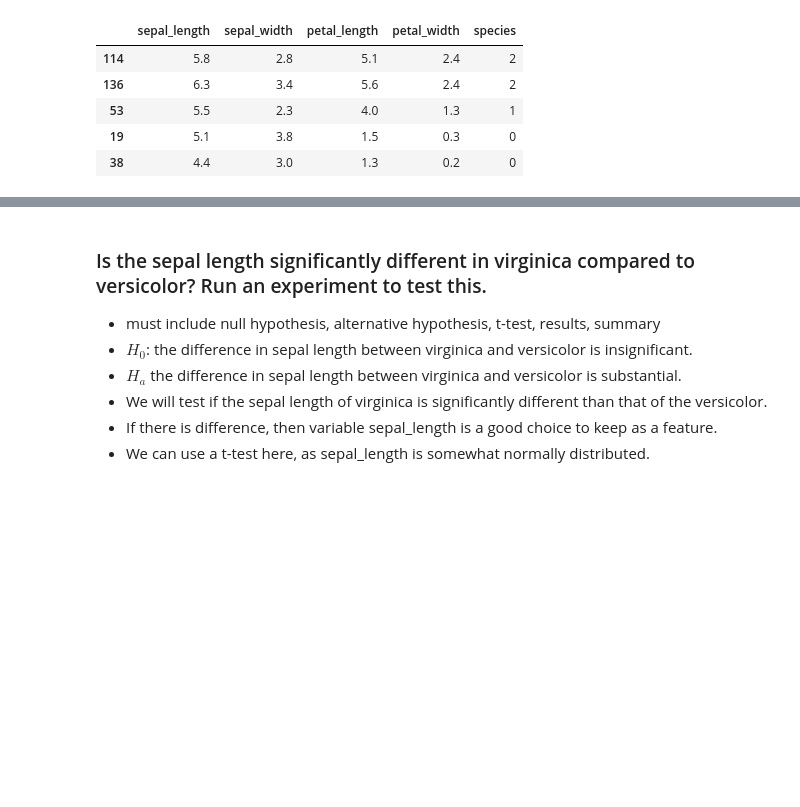
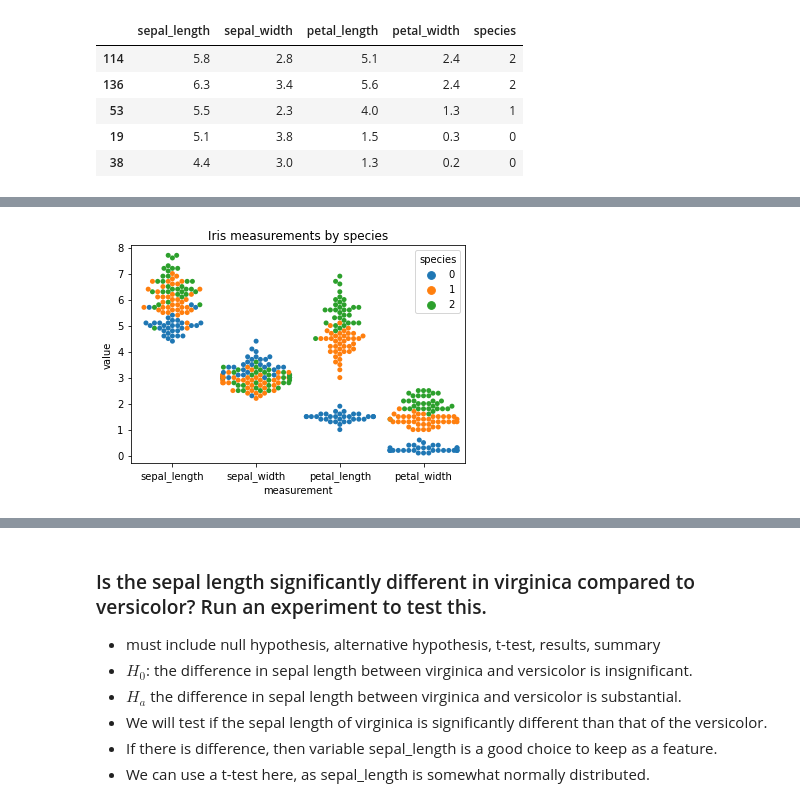
Before and after one commit to sunwenliang14/ds-methodologies-exercises, a Jupyter notebook: classification/classification_exercises.ipynb, the cells around one changed output, grey strips where cells are left out. Drawn from its saved outputs; the diff is of its cells as text; code cells hidden in the pictures; blank space fills up the shorter version.

```diff
--- a/classification/classification_exercises.ipynb
+++ b/classification/classification_exercises.ipynb
@@ -281,0 +249,5 @@ ax4.set(title='sepal_length x petal_length')
+# %%
+# pd.melt(dataframe, [columns_to_keep], var_name="new_name for the 'key' column")
+# key was the name of the original column name
+df_melt = pd.melt(train, ["species"], var_name="measurement")
+df_melt.head()
@@ -281,0 +261,10 @@ ax4.set(title='sepal_length x petal_length')
+# %%
+# By melting the dataframe, we get the key=>value column pair
+# this gives us a single x and a single y
+# if you have an x column, and a y column => swarmplot
+plt.title("Iris measurements by species")
+sns.swarmplot(x="measurement", y="value", data=df_melt, hue="species")
+
+plt.show()
+# %% [output]
+[figure, added]
```
Also changed, not shown: parts of 9 cells of this notebook.
